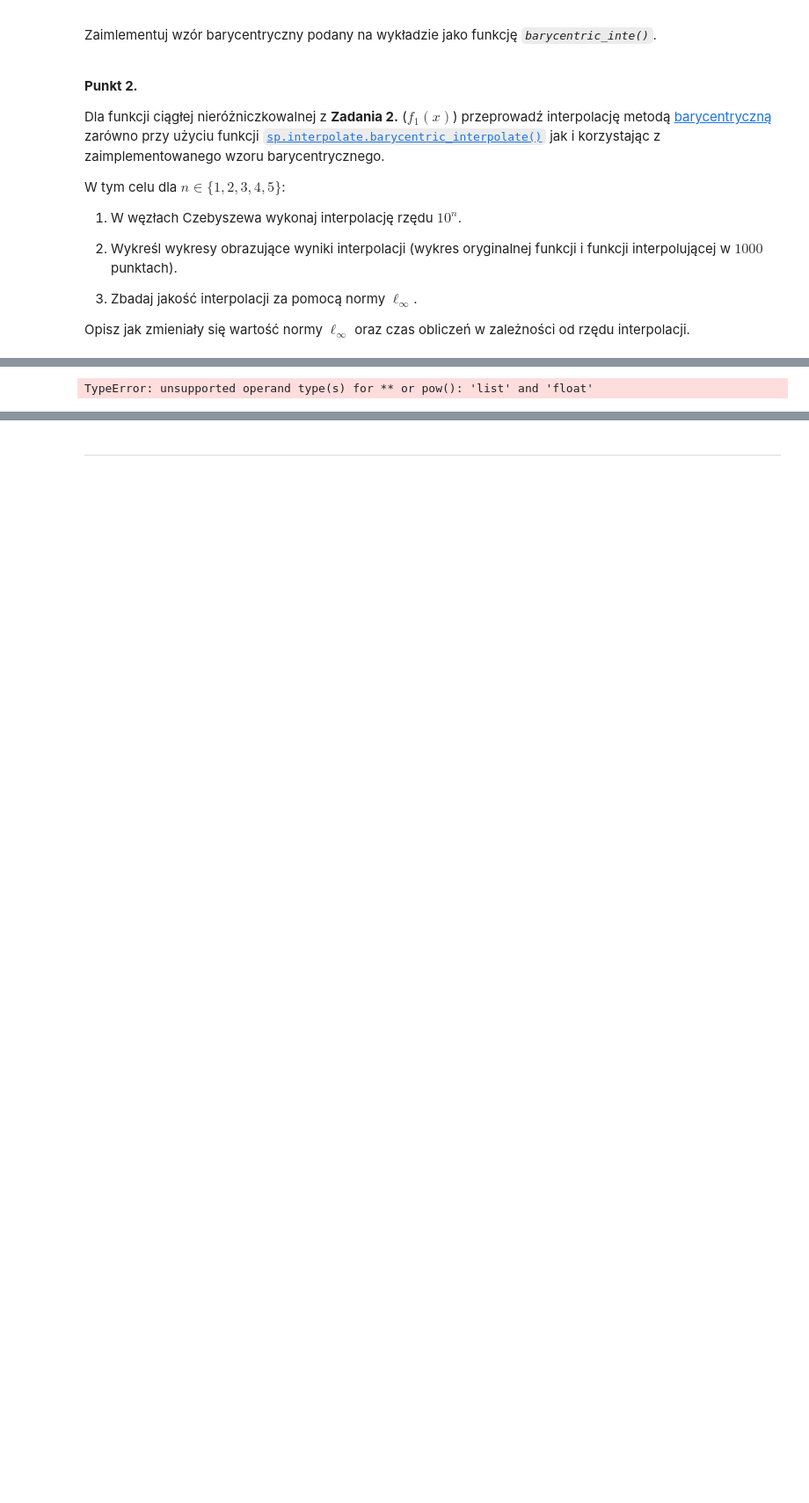
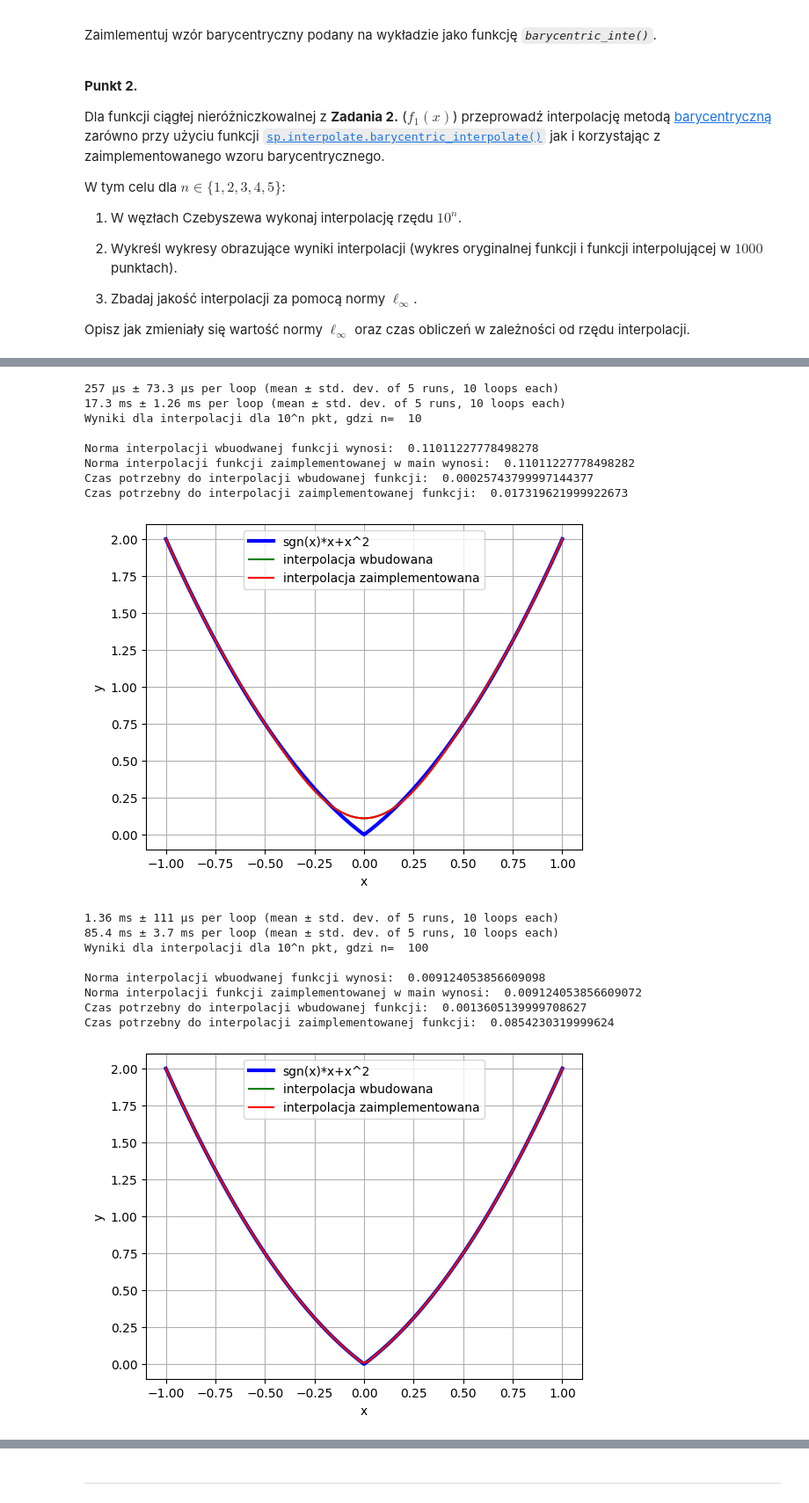
Before and after one commit to MN-KJ-2025/lab9-interpolacja-karolozog15, a Jupyter notebook: sprawozdanie.ipynb, the cells around one changed output, grey strips where cells are left out. Shown at 88% size. Drawn from its saved outputs; the diff is of its cells as text; code cells hidden in the pictures; blank space fills up the shorter version.

```diff
--- a/sprawozdanie.ipynb
+++ b/sprawozdanie.ipynb
@@ -86,7 +90,7 @@ Funkcje można zaimplementować w notebooku lub w pliku `main.py`.
 
 import numpy as np
 
-f1  = lambda x: np.sign(x)*x + x**.2
+f1  = lambda x: np.sign(x)*x + x**2
 f2  = lambda x: np.sign(x)*x**2
 f3  = lambda x: np.abs(np.sin(5*x))**3
 
@@ -161,22 +174,52 @@ TypeError: unsupported operand type(s) for ** or pow(): 'list' and 'int'
 # %%
 # ===== Twoja implementacja tutaj =====
 x = np.linspace(-1, 1, 1000)
 x=np.array(x)
 # Węzły Czebyszewa
-n = int(1e1)  # Liczba węzłów
-xch = main.chebyshev_nodes(n)
+for n in [1,2,3,4]:
+    n = int(10**n)  # Liczba węzłów
+    xch = main.chebyshev_nodes(n)
 
+    xch=np.array(xch)
 # Interpoalcja
-yimp = sp.interpolate.barycentric_interpolate(xch, f1(xch), x)
 
-plt.plot(x, f(x), 'b', linewidth=3, label=r'$\cos(x)+x^2$')
-plt.plot(x, yimp, 'r', label='interpolacja')
-plt.plot(xch, f(xch), 'go', label='węzły interpolacji')
-plt.xlabel("x")
-plt.ylabel("y")
-plt.legend(loc=0)
-plt.grid()
-plt.show()
-print(f1(2))
+    yimp = sp.interpolate.barycentric_interpolate(xch, f1(xch), x)
+    w=main.bar_cheb_weights(n)
+    yimp_main=main.barycentric_inte(xch,f1(xch),w,x)
+    time1 = %timeit -r 5 -n 10 -o sp.interpolate.barycentric_interpolate(xch, f1(xch), x)
+    time2 = %timeit -r 5 -n 10 -o main.barycentric_inte(xch,f1(xch),w,x)
+
+
+    print("Wyniki dla interpolacji dla 10^n pkt, gdzi n= ",n,"\n")
+    print("Norma interpolacji wbuodwanej funkcji wynosi: ",main.L_inf(yimp,f1(x)))
+    print("Norma interpolacji funkcji zaimplementowanej w main wynosi: ",main.L_inf(yimp_main,f1(x)))
+    print("Czas potrzebny do interpolacji wbudowanej funkcji: ", time1.average)
+    print("Czas potrzebny do interpolacji zaimplementowanej funkcji: ", time2.average)
+
+    plt.plot(x, f1(x), 'b', linewidth=3, label=r'sgn(x)*x+x^2')
+    plt.plot(x, yimp, 'g', label='interpolacja wbudowana')
+    plt.plot(x, yimp_main, 'r', label='interpolacja zaimplementowana')
+    plt.xlabel("x")
+    plt.ylabel("y")
+    plt.legend(loc=0)
+    plt.grid()
+    plt.show()
 # %% [output]
-TypeError: unsupported operand type(s) for ** or pow(): 'list' and 'float'
+257 μs ± 73.3 μs per loop (mean ± std. dev. of 5 runs, 10 loops each)
+17.3 ms ± 1.26 ms per loop (mean ± std. dev. of 5 runs, 10 loops each)
+Wyniki dla interpolacji dla 10^n pkt, gdzi n=  10
+
+Norma interpolacji wbuodwanej funkcji wynosi:  0.11011227778498278
+Norma interpolacji funkcji zaimplementowanej w main wynosi:  0.11011227778498282
+Czas potrzebny do interpolacji wbudowanej funkcji:  0.00025743799997144377
+Czas potrzebny do interpolacji zaimplementowanej funkcji:  0.017319621999922673
+[figure, added]
+1.36 ms ± 111 μs per loop (mean ± std. dev. of 5 runs, 10 loops each)
+85.4 ms ± 3.7 ms per loop (mean ± std. dev. of 5 runs, 10 loops each)
+Wyniki dla interpolacji dla 10^n pkt, gdzi n=  100
+
+Norma interpolacji wbuodwanej funkcji wynosi:  0.009124053856609098
+Norma interpolacji funkcji zaimplementowanej w main wynosi:  0.009124053856609072
+Czas potrzebny do interpolacji wbudowanej funkcji:  0.0013605139999708627
+Czas potrzebny do interpolacji zaimplementowanej funkcji:  0.0854230319999624
+[figure, added]
```
Also changed, not shown: parts of 14 cells of this notebook.
